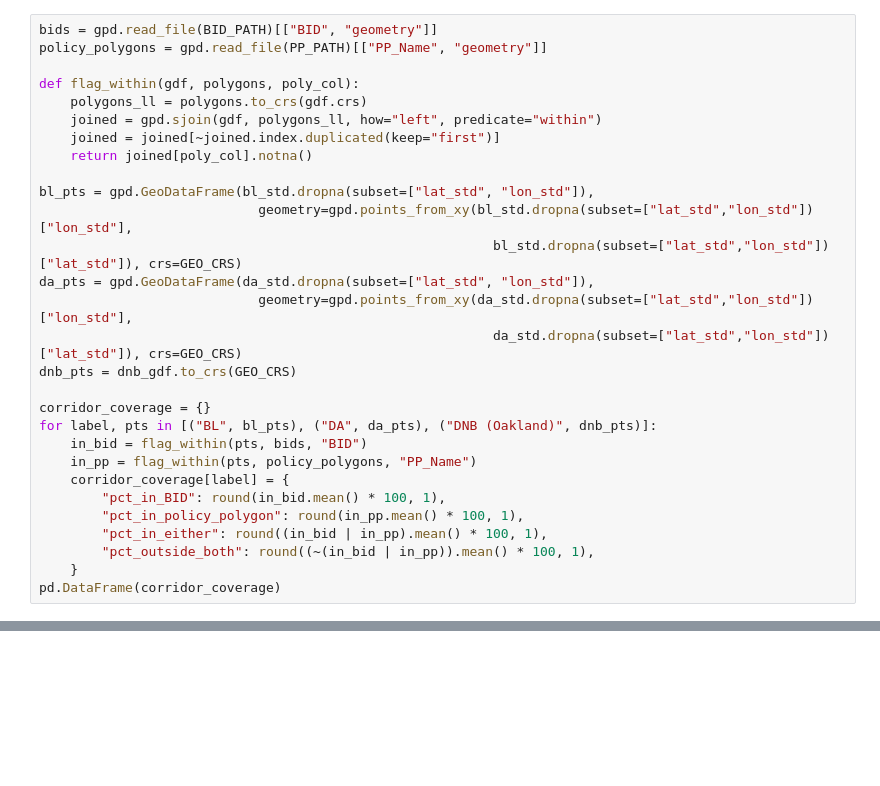
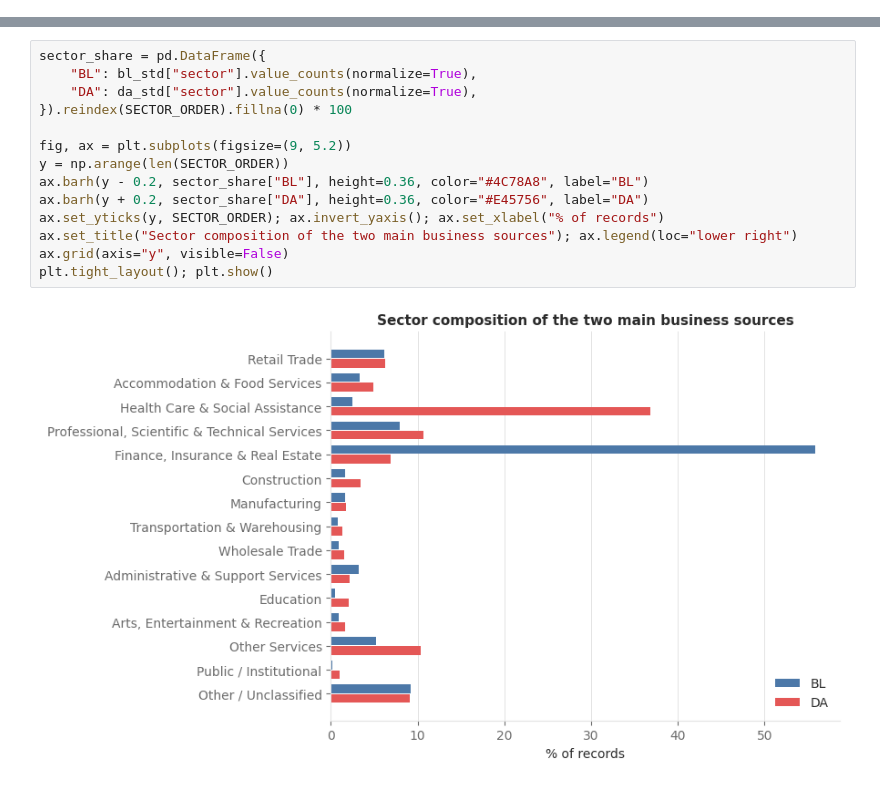
Before and after one commit to schoolofcities/eddit-east-bay, a Jupyter notebook: analysis/businesses/explore_all_business_data.ipynb, the cells around one changed output, grey strips where cells are left out. Drawn from its saved outputs; the diff is of its cells as text; blank space fills up the shorter version.

Commit message:
Update business data exploration

```diff
--- a/analysis/businesses/explore_all_business_data.ipynb
+++ b/analysis/businesses/explore_all_business_data.ipynb
@@ -1727,29 +0,0 @@ share of business activity sits outside both.
-# %%
-bids = gpd.read_file(BID_PATH)[["BID", "geometry"]]
-policy_polygons = gpd.read_file(PP_PATH)[["PP_Name", "geometry"]]
-
-def flag_within(gdf, polygons, poly_col):
-    polygons_ll = polygons.to_crs(gdf.crs)
-    joined = gpd.sjoin(gdf, polygons_ll, how="left", predicate="within")
-    joined = joined[~joined.index.duplicated(keep="first")]
-    return joined[poly_col].notna()
-
-bl_pts = gpd.GeoDataFrame(bl_std.dropna(subset=["lat_std", "lon_std"]),
-                            geometry=gpd.points_from_xy(bl_std.dropna(subset=["lat_std","lon_std"])["lon_std"],
-                                                          bl_std.dropna(subset=["lat_std","lon_std"])["lat_std"]), crs=GEO_CRS)
-da_pts = gpd.GeoDataFrame(da_std.dropna(subset=["lat_std", "lon_std"]),
-                            geometry=gpd.points_from_xy(da_std.dropna(subset=["lat_std","lon_std"])["lon_std"],
-                                                          da_std.dropna(subset=["lat_std","lon_std"])["lat_std"]), crs=GEO_CRS)
-dnb_pts = dnb_gdf.to_crs(GEO_CRS)
-
-corridor_coverage = {}
-for label, pts in [("BL", bl_pts), ("DA", da_pts), ("DNB (Oakland)", dnb_pts)]:
-    in_bid = flag_within(pts, bids, "BID")
-    in_pp = flag_within(pts, policy_polygons, "PP_Name")
-    corridor_coverage[label] = {
-        "pct_in_BID": round(in_bid.mean() * 100, 1),
-        "pct_in_policy_polygon": round(in_pp.mean() * 100, 1),
-        "pct_in_either": round((in_bid | in_pp).mean() * 100, 1),
-        "pct_outside_both": round((~(in_bid | in_pp)).mean() * 100, 1),
-    }
-pd.DataFrame(corridor_coverage)
@@ -2057,0 +277,16 @@ change, recent momentum) -- that join is explicitly **not** performed in this no
+# %%
+sector_share = pd.DataFrame({
+    "BL": bl_std["sector"].value_counts(normalize=True),
+    "DA": da_std["sector"].value_counts(normalize=True),
+}).reindex(SECTOR_ORDER).fillna(0) * 100
+
+fig, ax = plt.subplots(figsize=(9, 5.2))
+y = np.arange(len(SECTOR_ORDER))
+ax.barh(y - 0.2, sector_share["BL"], height=0.36, color="#4C78A8", label="BL")
+ax.barh(y + 0.2, sector_share["DA"], height=0.36, color="#E45756", label="DA")
+ax.set_yticks(y, SECTOR_ORDER); ax.invert_yaxis(); ax.set_xlabel("% of records")
+ax.set_title("Sector composition of the two main business sources"); ax.legend(loc="lower right")
+ax.grid(axis="y", visible=False)
+plt.tight_layout(); plt.show()
+# %% [output]
+[figure, added]
```
Also changed, not shown: parts of 180 cells of this notebook.
